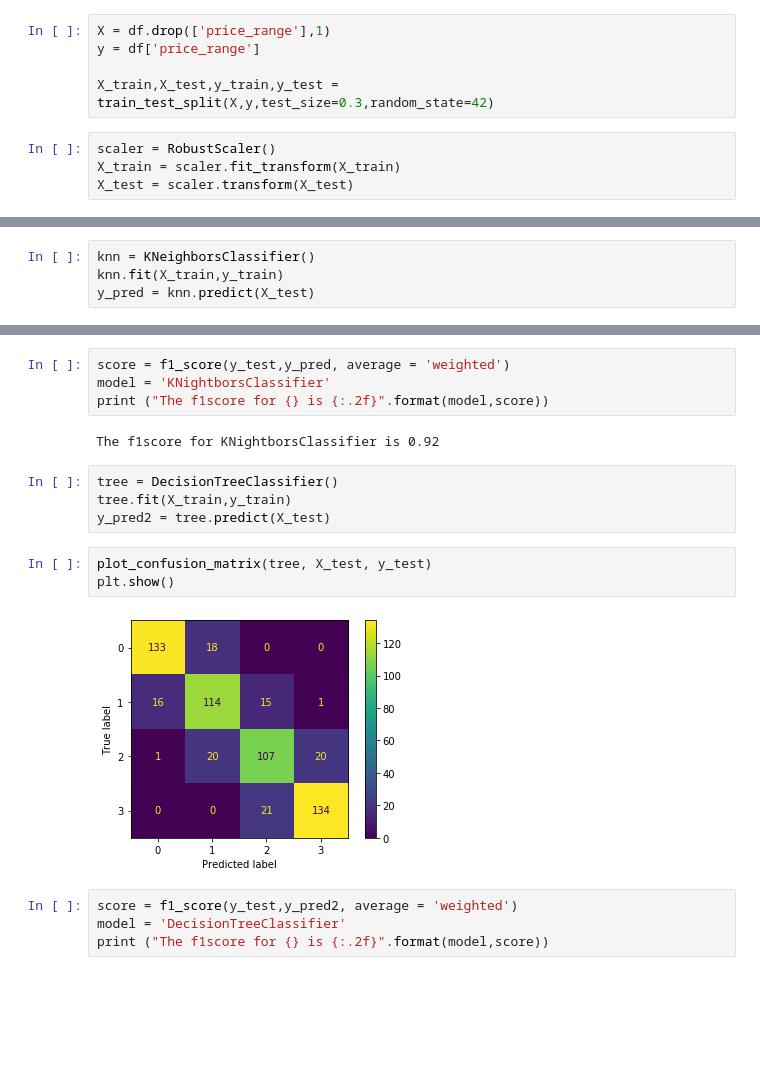
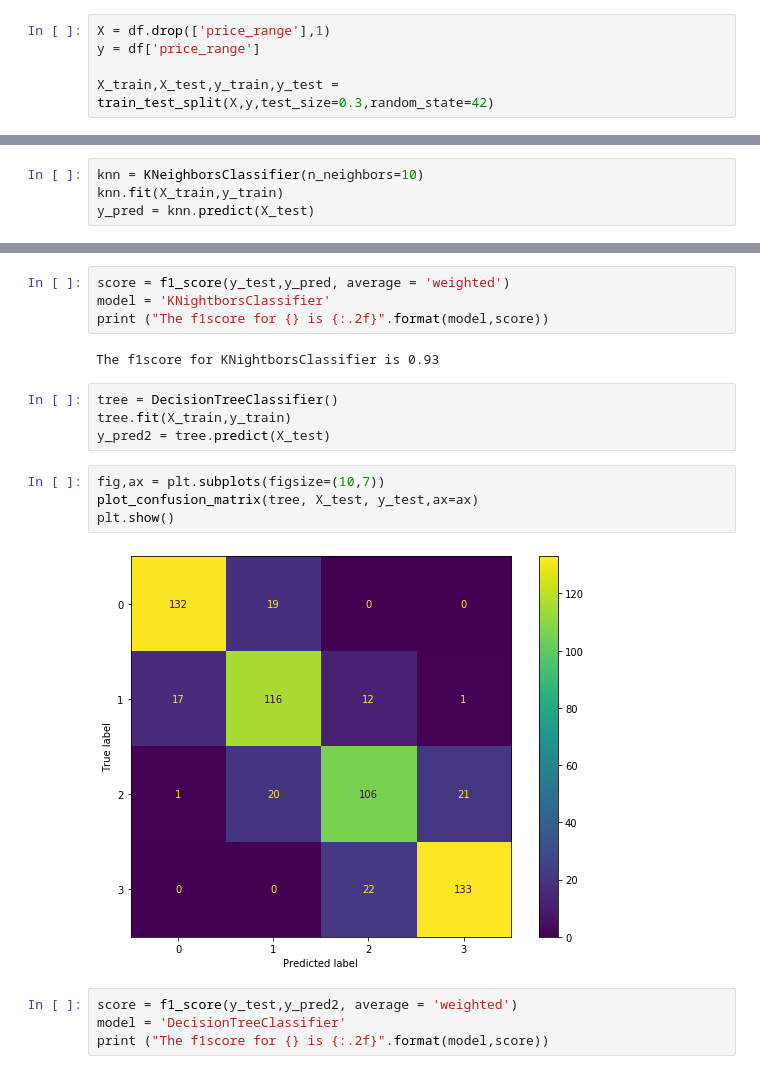
Before and after one commit to awojidetola/Mobile-Phone-Price-Prediction, a Jupyter notebook: Mobile Price Classification Project.ipynb, the cells around one changed output, grey strips where cells are left out. Saved outputs shown, nothing was run; the diff lists cells and outputs as text; blank space fills up the shorter version.

Commit message:
Predict test data

```diff
--- a/Mobile Price Classification Project.ipynb
+++ b/Mobile Price Classification Project.ipynb
@@ -205,10 +203,6 @@ X = df.drop(['price_range'],1)
 y = df['price_range']
 
 X_train,X_test,y_train,y_test = train_test_split(X,y,test_size=0.3,random_state=42)
-# %%
-scaler = RobustScaler()
-X_train = scaler.fit_transform(X_train)
-X_test = scaler.transform(X_test)
 # %% [markdown]
 <a id='model'></a>
 
@@ -216,5 +210,5 @@ X_test = scaler.transform(X_test)
 # %%
-knn = KNeighborsClassifier()
+knn = KNeighborsClassifier(n_neighbors=10)
 knn.fit(X_train,y_train)
 y_pred = knn.predict(X_test)
 # %%
@@ -227,16 +222,17 @@ score = f1_score(y_test,y_pred, average = 'weighted')
 model = 'KNightborsClassifier'
 print ("The f1score for {} is {:.2f}".format(model,score))
 # %% [output]
-The f1score for KNightborsClassifier is 0.92
+The f1score for KNightborsClassifier is 0.93
 # %%
 tree = DecisionTreeClassifier()
 tree.fit(X_train,y_train)
 y_pred2 = tree.predict(X_test)
 # %%
-plot_confusion_matrix(tree, X_test, y_test)
+fig,ax = plt.subplots(figsize=(10,7))
+plot_confusion_matrix(tree, X_test, y_test,ax=ax)
 plt.show()
 # %% [output]
-[figure, old version]
+[figure, new version]
 # %%
 score = f1_score(y_test,y_pred2, average = 'weighted')
 model = 'DecisionTreeClassifier'
```
Also changed, not shown: parts of 10 cells of this notebook, 1 other file.
